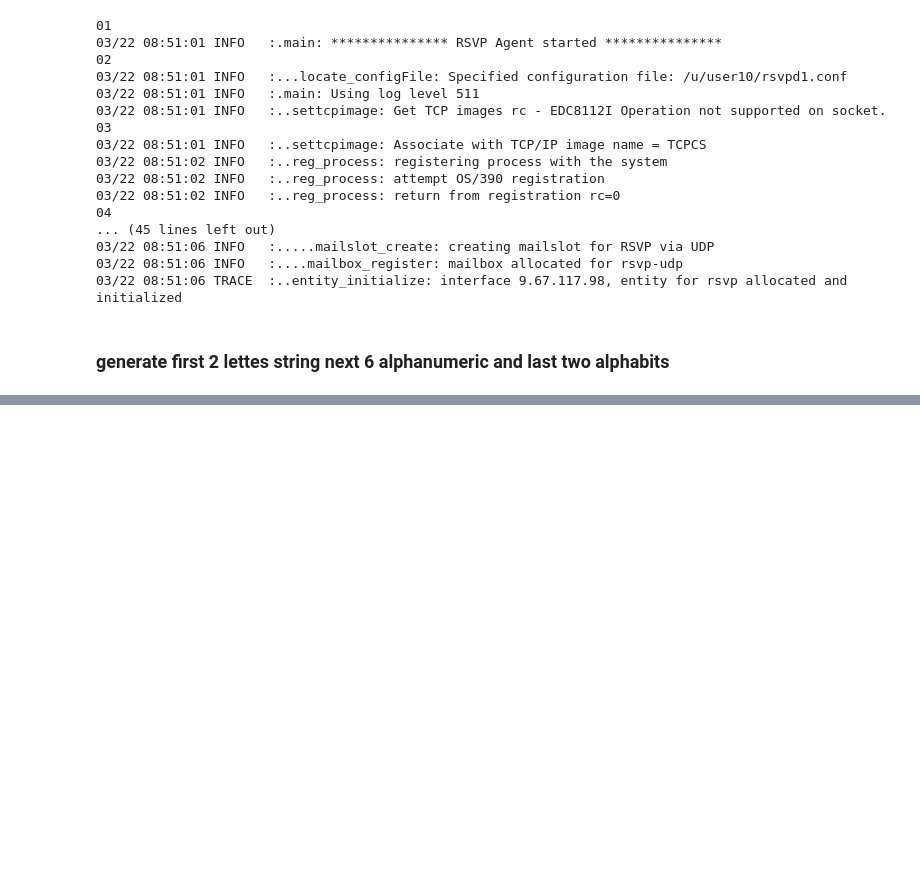
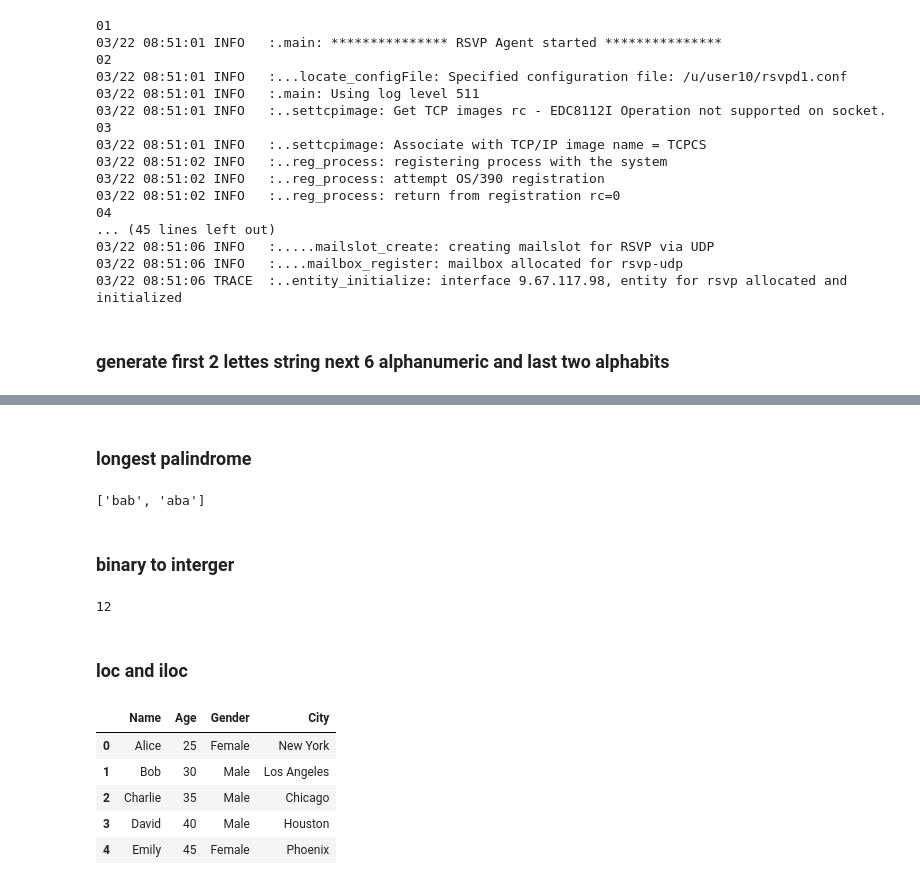
Before and after one commit to javeddevo/python_interview_programs, a Jupyter notebook: python.ipynb, the cells around one changed output, grey strips where cells are left out. Drawn from its saved outputs; the diff is of its cells as text; code cells hidden in the pictures; blank space fills up the shorter version.

```diff
--- a/python.ipynb
+++ b/python.ipynb
@@ -2494,0 +2660,50 @@ yuhG8HCrvk
+# %% [markdown]
+### longest palindrome
+# %%
+s = "babad"
+b=[]
+for i in range(len(s)):
+    a=s[i]
+    for j in range(i+1,len(s)):
+        a=a+s[j]
+        if a==a[::-1]:
+            b.append(a)
+
+b
+# %% [output]
+['bab', 'aba']
+# %% [markdown]
+### binary to interger
+# %%
+a=12
+c=bin(a)
+c
+d=int(c,2)
+d
+# %% [output]
+12
+# %% [markdown]
+### loc and iloc
+# %%
+import pandas as pd
+
+# Creating a dictionary with sample data
+data = {
+    'Name': ['Alice', 'Bob', 'Charlie', 'David', 'Emily'],
+    'Age': [25, 30, 35, 40, 45],
+    'Gender': ['Female', 'Male', 'Male', 'Male', 'Female'],
+    'City': ['New York', 'Los Angeles', 'Chicago', 'Houston', 'Phoenix']
+}
+
+# Creating a DataFrame from the dictionary
+df = pd.DataFrame(data)
+
+# Displaying the DataFrame
+df
+# %% [output]
+|  | Name | Age | Gender | City |
+| 0 | Alice | 25 | Female | New York |
+| 1 | Bob | 30 | Male | Los Angeles |
+| 2 | Charlie | 35 | Male | Chicago |
+| 3 | David | 40 | Male | Houston |
+| 4 | Emily | 45 | Female | Phoenix |
```
Also changed, not shown: parts of 58 cells of this notebook, 5 other files.
